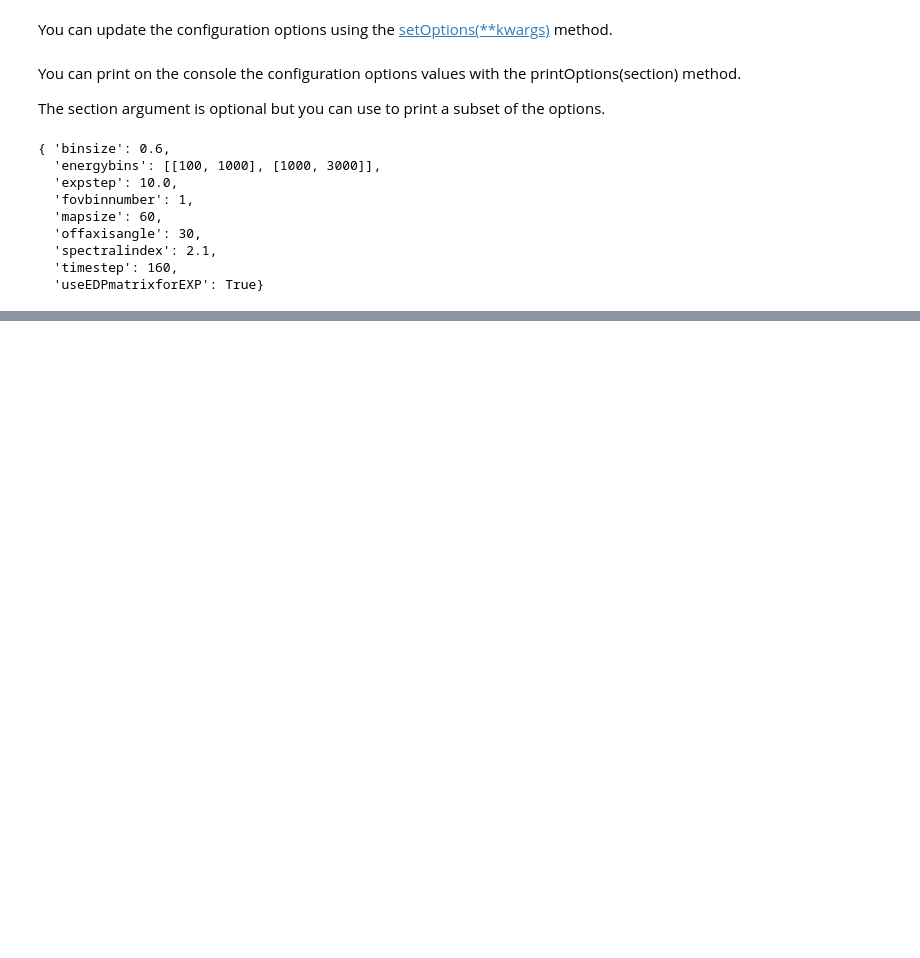
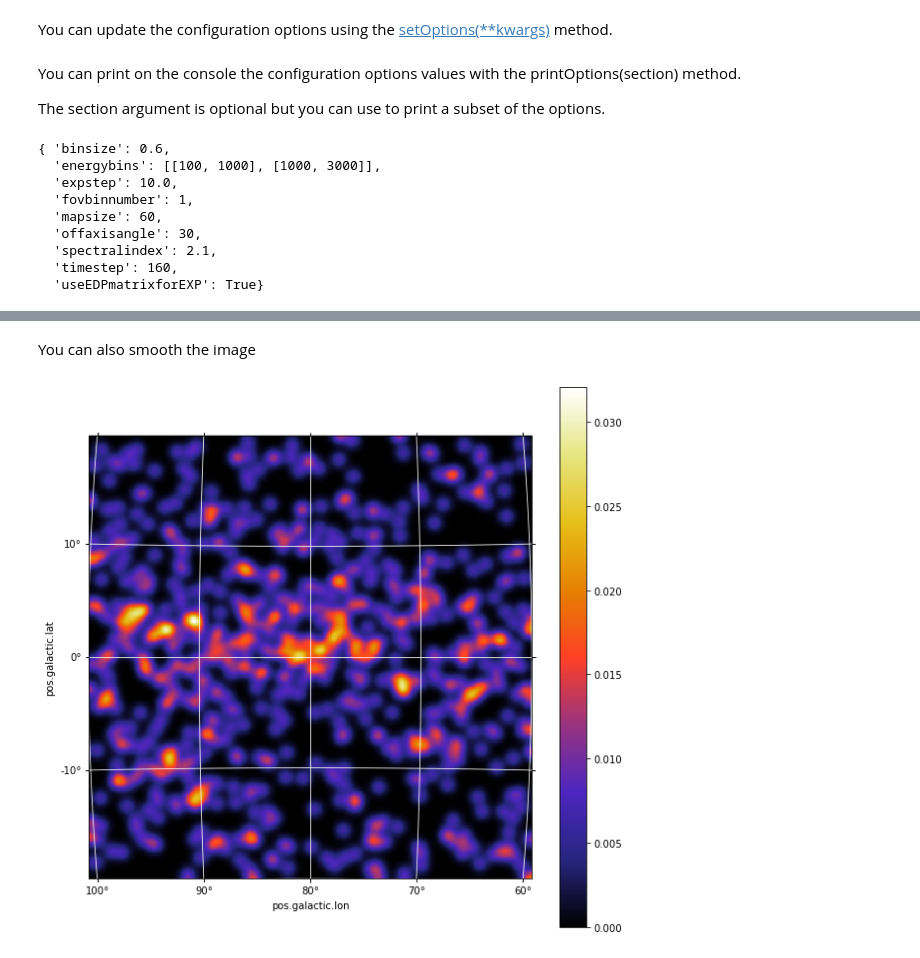
Before and after one commit to AGILESCIENCE/Agilepy, a Jupyter notebook: agilepy/notebooks/agilepy-quickstart.ipynb, the cells around one changed output, grey strips where cells are left out. Cells and saved outputs as stored; diff of their text form; code cells hidden in the pictures; blank space fills up the shorter version.

```diff
--- a/agilepy/notebooks/agilepy-quickstart.ipynb
+++ b/agilepy/notebooks/agilepy-quickstart.ipynb
@@ -275,0 +310,6 @@ ag.printOptions("maps")
+# %% [markdown]
+You can also smooth the image
+# %%
+ag.displaySkyMap(ctsMap, smooth=True, sigma=5)
+# %% [output]
+[figure, added]
```
Also changed, not shown: parts of 12 cells of this notebook, 1 other file.
